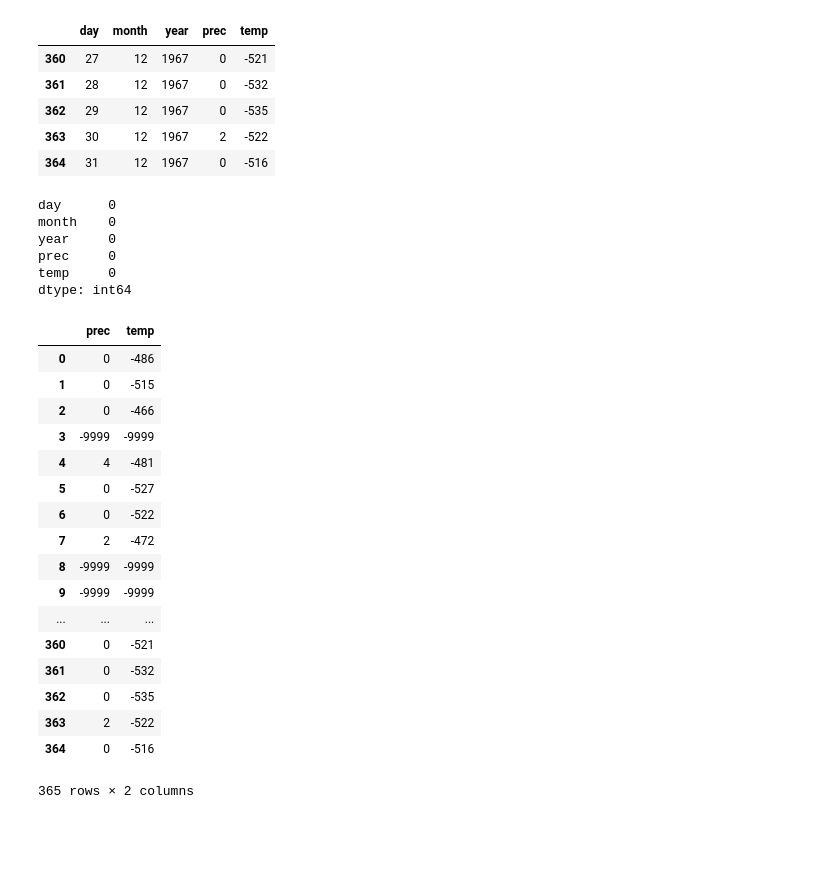
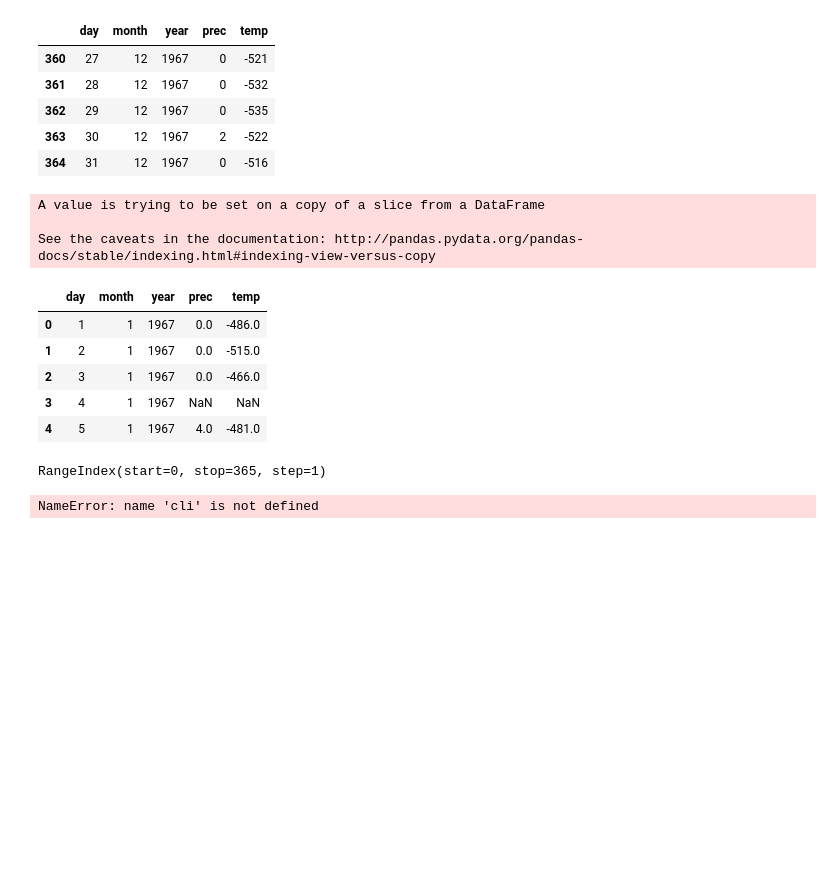
Before and after one commit to tmeits/python-machine-learning-book, a Jupyter notebook: code/ch04/ch04.ipynb, the cells around one changed output. Drawn from its saved outputs; the diff is of its cells as text; code cells hidden in the pictures; blank space fills up the shorter version.

```diff
--- a/code/ch04/ch04.ipynb
+++ b/code/ch04/ch04.ipynb
@@ -80,38 +81,34 @@ Wall time: 0 ns
 | 362 | 29 | 12 | 1967 | 0 | -535 |
 | 363 | 30 | 12 | 1967 | 2 | -522 |
 | 364 | 31 | 12 | 1967 | 0 | -516 |
+# %%
+# заменим все -9999 на NaN
+# http://stackoverflow.com/questions/17729853/set-value-for-a-selected-cell-in-pandas-dataframe
+# http://stackoverflow.com/questions/13445241/replacing-blank-values-white-space-with-nan-in-pandas
+cli.prec[cli.prec==-9999] = np.nan
+cli.temp[cli.temp==-9999] = np.nan
+cli.head()
+# %% [output]
+A value is trying to be set on a copy of a slice from a DataFrame
+
+See the caveats in the documentation: http://pandas.pydata.org/pandas-docs/stable/indexing.html#indexing-view-versus-copy
+|  | day | month | year | prec | temp |
+| 0 | 1 | 1 | 1967 | 0.0 | -486.0 |
+| 1 | 2 | 1 | 1967 | 0.0 | -515.0 |
+| 2 | 3 | 1 | 1967 | 0.0 | -466.0 |
+| 3 | 4 | 1 | 1967 | NaN | NaN |
+| 4 | 5 | 1 | 1967 | 4.0 | -481.0 |
 # %%
 # https://vk.com/physics_math/python
-#
+# http://koldunov.net/?p=920
 cli.isnull().sum()
+cli.index
 # %% [output]
-day      0
-month    0
-year     0
-prec     0
-temp     0
-dtype: int64
+RangeIndex(start=0, stop=365, step=1)
 # %%
 cli[["prec", "temp", ]]
 # %% [output]
-|  | prec | temp |
-| 0 | 0 | -486 |
-| 1 | 0 | -515 |
-| 2 | 0 | -466 |
-| 3 | -9999 | -9999 |
-| 4 | 4 | -481 |
-| 5 | 0 | -527 |
-| 6 | 0 | -522 |
-| 7 | 2 | -472 |
-| 8 | -9999 | -9999 |
-| 9 | -9999 | -9999 |
-| ... | ... | ... |
-| 360 | 0 | -521 |
-| 361 | 0 | -532 |
-| 362 | 0 | -535 |
-| 363 | 2 | -522 |
-| 364 | 0 | -516 |
-365 rows × 2 columns
+NameError: name 'cli' is not defined
 # %% [markdown]
 <br>
 <br>
```
Also changed, not shown: parts of 2 cells of this notebook.
